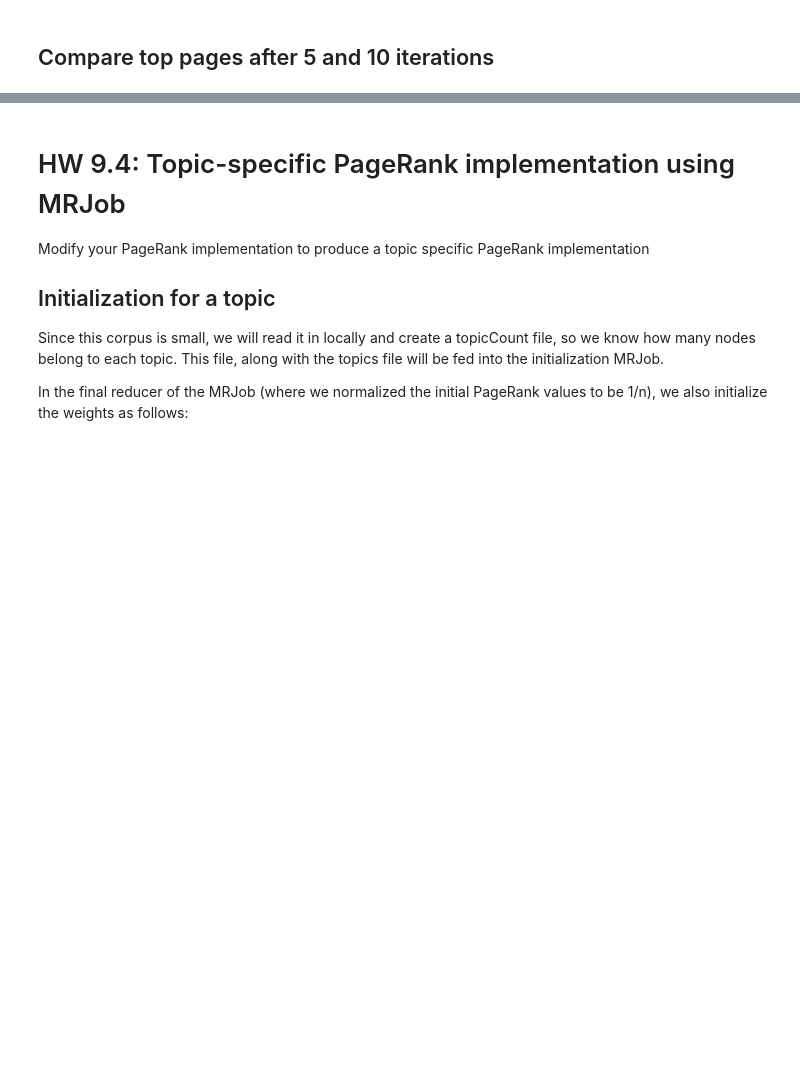
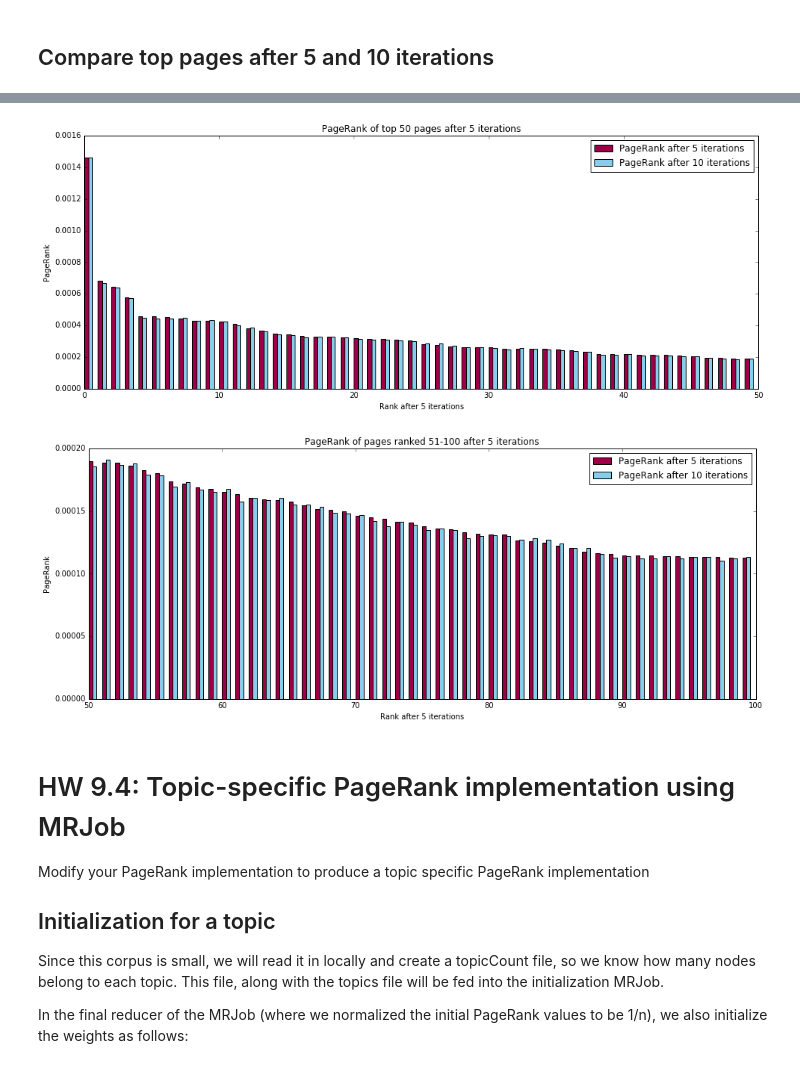
Before and after one commit to mseltz/W261-Fall2016, a Jupyter notebook: Week09/MIDS-W261-2016-HWK-Week09-Seltzer.ipynb, the cells around one changed output, grey strips where cells are left out. Cells and saved outputs as stored; diff of their text form; code cells hidden in the pictures; blank space fills up the shorter version.

Commit message:
Finish Wikipedia run and create plots

```diff
--- a/Week09/MIDS-W261-2016-HWK-Week09-Seltzer.ipynb
+++ b/Week09/MIDS-W261-2016-HWK-Week09-Seltzer.ipynb
@@ -661,3 +846,41 @@ topNPR(inputFile, top, 'hadoop', outputDir, True)
+# %%
+matching = {}
+with open('matching.txt', 'r') as f:
+    for line in f:
+        fields = line.strip().split('\t')
+        page = int(eval(fields[0]))
+        PR = eval(fields[1])
+        matching[page] = PR
+# %%
+beforeAfter = []
+for page, PR in iteration5:
+    beforeAfter.append([int(page), PR, matching[int(page)]])
+# %%
+%matplotlib inline
+import numpy as np
+import matplotlib.pyplot as plt
+
+data = np.array(beforeAfter)
+
+def plotData(data, title, startRank=0):
+    plt.figure(figsize=(16,6))
+    plt.bar(startRank + np.arange(len(data)), data[:,1], width=0.3, color='#9C0046',
+            label='PageRank after 5 iterations')
+    plt.bar(startRank + np.arange(len(data)) + 0.3, data[:,2], width=0.3, color='#87ceeb',
+            label='PageRank after 10 iterations')
+    plt.title(title)
+    plt.ylabel('PageRank')
+    plt.xlabel('Rank after 5 iterations')
+    plt.legend(loc='upper right')
+    plt.xlim(startRank, startRank + len(data))
+
+
+plotData(data[:50,:], "PageRank of top 50 pages after 5 iterations")
+print ''
+plotData(data[50:,:], "PageRank of pages ranked 51-100 after 5 iterations", 50)
+# %% [output]
+[figure, added]
+[figure, added]
 # %% [markdown]
 # HW 9.4: Topic-specific PageRank implementation using MRJob
 
```
Also changed, not shown: parts of 22 cells of this notebook, 6 other files.
